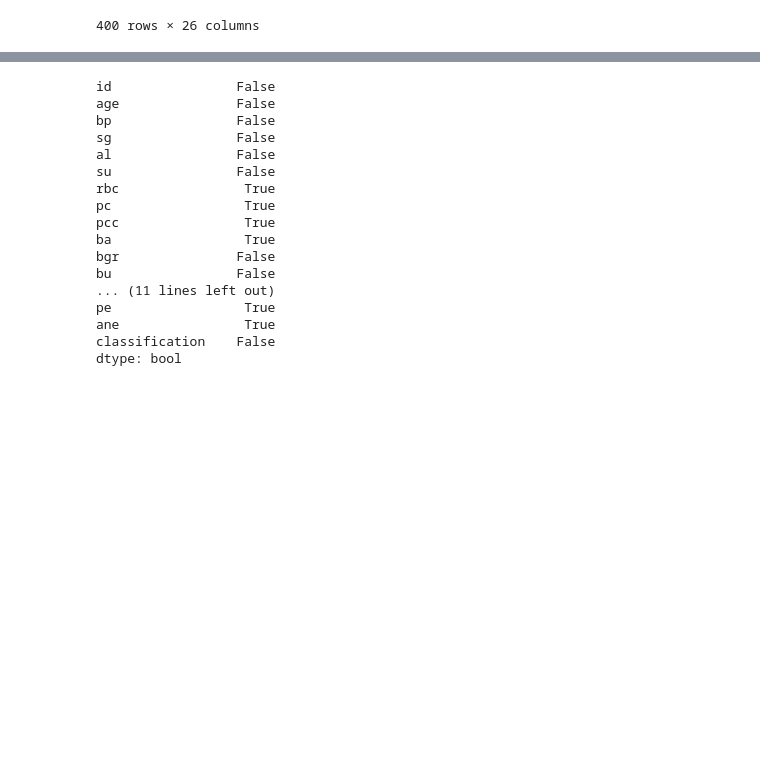
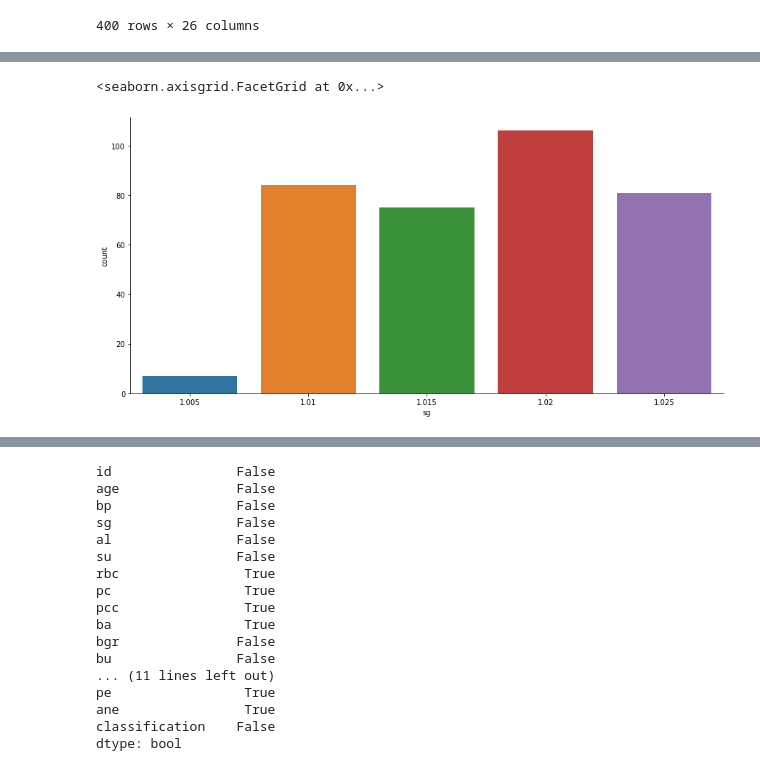
Before and after one commit to SmartPracticeschool/llSPS-INT-3674-Chronic-kidney-disease-analysis, a Jupyter notebook: Chronic Kidney Disease Analysis.ipynb, the cells around one changed output, grey strips where cells are left out. Cells and saved outputs as stored; diff of their text form; code cells hidden in the pictures; blank space fills up the shorter version.

```diff
--- a/Chronic Kidney Disease Analysis.ipynb
+++ b/Chronic Kidney Disease Analysis.ipynb
@@ -25,0 +41,5 @@ dataset
+# %%
+sns.catplot(data=dataset, x='sg', kind= 'count',height=6,aspect=2)
+# %% [output]
+<seaborn.axisgrid.FacetGrid at 0x...>
+[figure, added]
```
Also changed, not shown: parts of 39 cells of this notebook.
